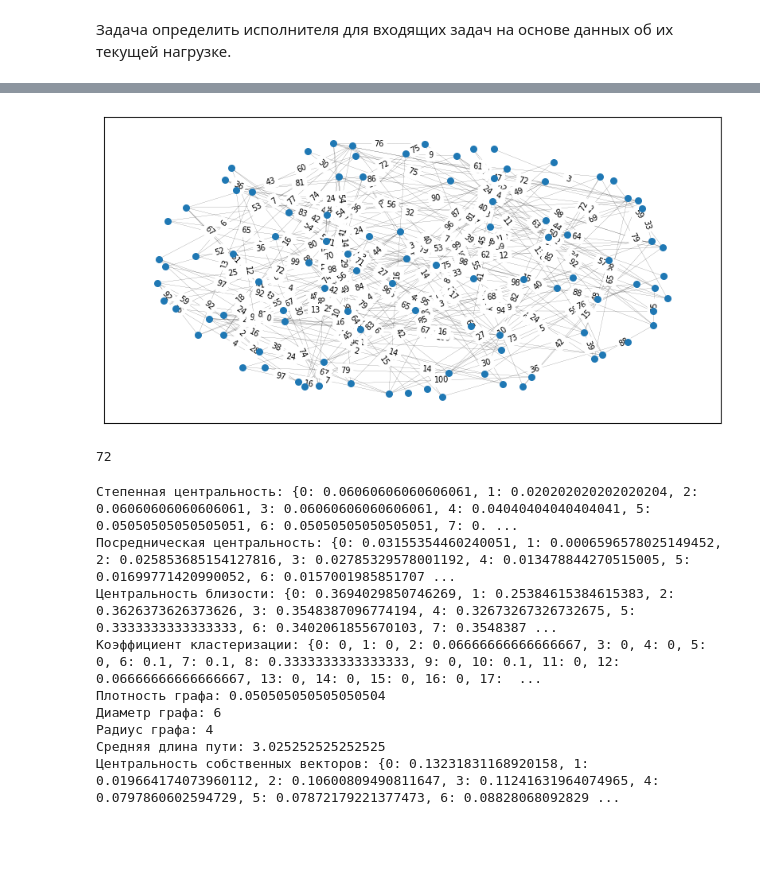
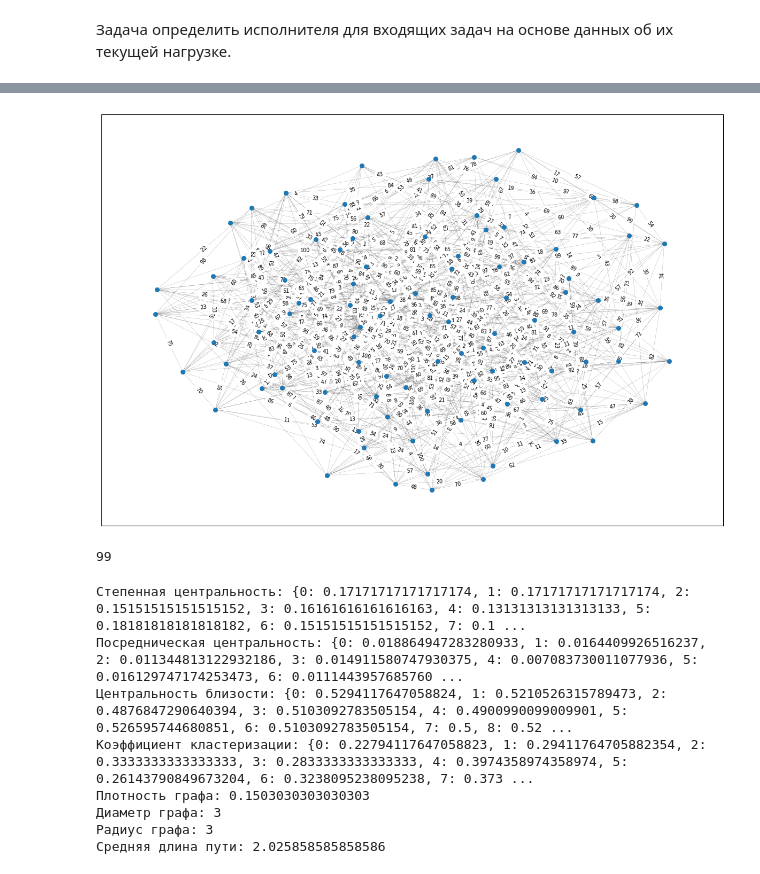
Before and after one commit to DelovayaK0lbasa/applied-graph-theory, a Jupyter notebook: Клевицкий_ИП.ipynb, the cells around one changed output, grey strips where cells are left out. Drawn from its saved outputs; the diff is of its cells as text; code cells hidden in the pictures; blank space fills up the shorter version.

```diff
--- a/Клевицкий_ИП.ipynb
+++ b/Клевицкий_ИП.ipynb
@@ -34,2 +28,7 @@ nx.draw(G, with_labels=True);
+# %%
+# G = nx.dense_gnm_random_graph(n=100, m=250)
+# G = nx.barabasi_albert_graph(100, 3, seed=42)
+G = nx.newman_watts_strogatz_graph(100, 10, p=0.5, seed=42)
+G = make_complete(G)
 # %%
 for u, v, data in G.edges(data=True):
@@ -37,11 +36,11 @@ for u, v, data in G.edges(data=True):
 # %%
-fig, ax = plt.subplots(figsize=(10, 5))
+fig, ax = plt.subplots(figsize=(15, 10))
 pos = nx.spring_layout(G, k=5, seed=42)
 nx.draw_networkx_nodes(G, pos=pos, node_size=30, ax=ax)
 nx.draw_networkx_edges(G, pos=pos, ax=ax, width=0.1)
 nx.draw_networkx_edge_labels(G, pos=pos, edge_labels=dict(nx.get_edge_attributes(G, 'weight')), font_size=7, ax=ax);
 # %% [output]
-[figure, old version]
+[figure, new version]
 # %%
 num_edges = len(G.edges)
 importances = dict(G.degree())
@@ -52,7 +51,7 @@ nx.set_node_attributes(G, importances, name='importances')
 # %%
 len(nx.algorithms.approximation.min_weighted_vertex_cover(G))
 # %% [output]
-72
+99
 # %%
 # Степенная центральность
 degree_centrality = nx.degree_centrality(G)
@@ -85,20 +84,15 @@ print("Радиус графа:", radius)
 # Средняя длина пути
 avg_path_length = nx.average_shortest_path_length(G)
 print("Средняя длина пути:", avg_path_length)
-
-# Центральность собственных векторов
-eigenvector_centrality = nx.eigenvector_centrality(G)
-print("Центральность собственных векторов:", eigenvector_centrality)
 # %% [output]
-Степенная центральность: {0: 0.06060606060606061, 1: 0.020202020202020204, 2: 0.06060606060606061, 3: 0.06060606060606061, 4: 0.04040404040404041, 5: 0.05050505050505051, 6: 0.05050505050505051, 7: 0. ...
-Посредническая центральность: {0: 0.03155354460240051, 1: 0.0006596578025149452, 2: 0.025853685154127816, 3: 0.02785329578001192, 4: 0.013478844270515005, 5: 0.01699771420990052, 6: 0.0157001985851707 ...
-Центральность близости: {0: 0.3694029850746269, 1: 0.25384615384615383, 2: 0.3626373626373626, 3: 0.3548387096774194, 4: 0.32673267326732675, 5: 0.3333333333333333, 6: 0.3402061855670103, 7: 0.3548387 ...
-Коэффициент кластеризации: {0: 0, 1: 0, 2: 0.06666666666666667, 3: 0, 4: 0, 5: 0, 6: 0.1, 7: 0.1, 8: 0.3333333333333333, 9: 0, 10: 0.1, 11: 0, 12: 0.06666666666666667, 13: 0, 14: 0, 15: 0, 16: 0, 17:  ...
-Плотность графа: 0.050505050505050504
-Диаметр графа: 6
-Радиус графа: 4
-Средняя длина пути: 3.025252525252525
-Центральность собственных векторов: {0: 0.13231831168920158, 1: 0.019664174073960112, 2: 0.10600809490811647, 3: 0.11241631964074965, 4: 0.0797860602594729, 5: 0.07872179221377473, 6: 0.08828068092829 ...
+Степенная центральность: {0: 0.17171717171717174, 1: 0.17171717171717174, 2: 0.15151515151515152, 3: 0.16161616161616163, 4: 0.13131313131313133, 5: 0.18181818181818182, 6: 0.15151515151515152, 7: 0.1 ...
+Посредническая центральность: {0: 0.018864947283280933, 1: 0.0164409926516237, 2: 0.011344813122932186, 3: 0.014911580747930375, 4: 0.007083730011077936, 5: 0.016129747174253473, 6: 0.0111443957685760 ...
+Центральность близости: {0: 0.5294117647058824, 1: 0.5210526315789473, 2: 0.4876847290640394, 3: 0.5103092783505154, 4: 0.4900990099009901, 5: 0.526595744680851, 6: 0.5103092783505154, 7: 0.5, 8: 0.52 ...
+Коэффициент кластеризации: {0: 0.22794117647058823, 1: 0.29411764705882354, 2: 0.3333333333333333, 3: 0.2833333333333333, 4: 0.3974358974358974, 5: 0.26143790849673204, 6: 0.3238095238095238, 7: 0.373 ...
+Плотность графа: 0.1503030303030303
+Диаметр графа: 3
+Радиус графа: 3
+Средняя длина пути: 2.025858585858586
 # %%
 # Compute the edge bottleneck coefficients
 edge_bottlenecks = {}
```
Also changed, not shown: parts of 11 cells of this notebook, 4 other files.
